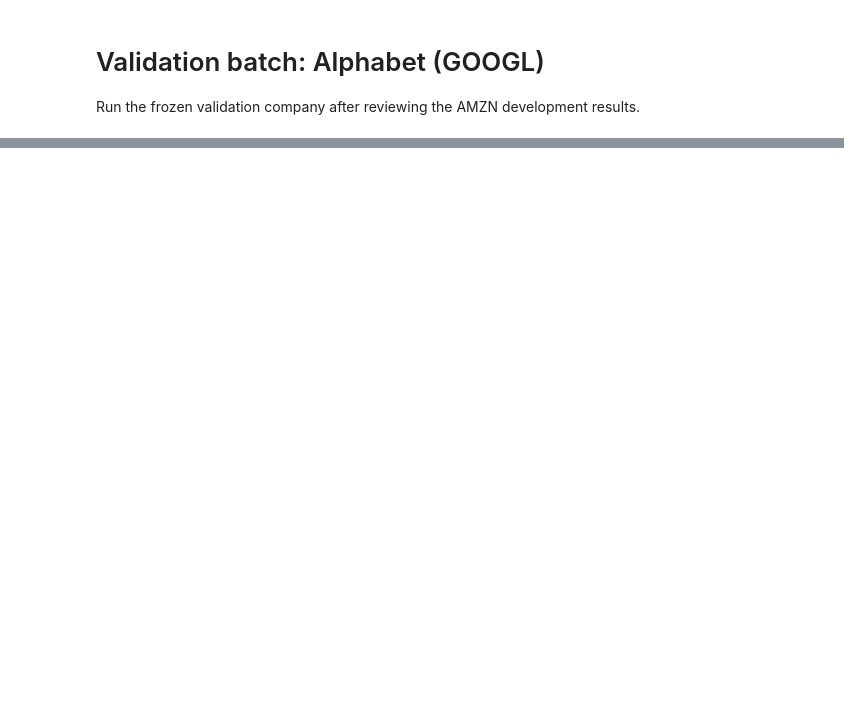
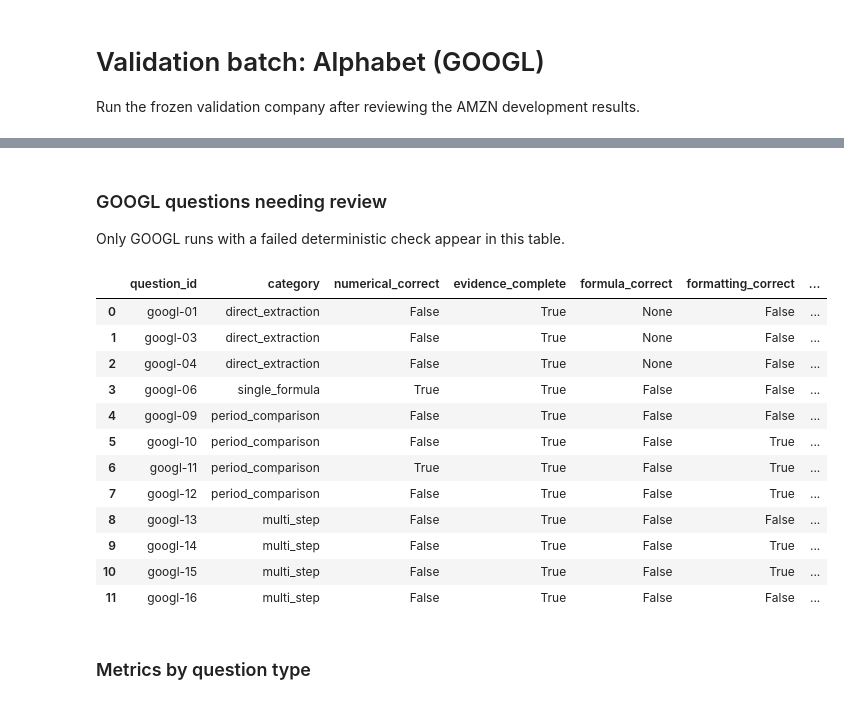
Before and after one commit to avitanov/sec_filling_research_financial_agent, a Jupyter notebook: notebooks/02_monolithic_bedrock_dry_runs.ipynb, the cells around one changed output, grey strips where cells are left out. Cells and saved outputs as stored; diff of their text form; code cells hidden in the pictures; blank space fills up the shorter version.

```diff
--- a/notebooks/02_monolithic_bedrock_dry_runs.ipynb
+++ b/notebooks/02_monolithic_bedrock_dry_runs.ipynb
@@ -399,8 +420,13 @@ judge_metrics
 Only runs with a failed deterministic check appear here.
 # %%
 CHECKS = ("numerical_correct", "evidence_valid", "evidence_complete",
-          "value_evidence_valid", "periods_valid", "audit_trail_complete")
+          "value_evidence_valid", "periods_valid", "formatting_correct",
+          "audit_trail_complete")
 failed_question_metrics = [row for row in question_metrics if row["status"] != "success"
                            or any(row[name] is not True for name in CHECKS)]
-failed_question_metrics
+DataFrame(failed_question_metrics, columns=(
+    "question_id", "category", "numerical_correct",
+    "evidence_complete", "formula_correct", "formatting_correct",
+    "audit_trail_complete",
+))
 # %% [output]
@@ -518,12 +605,9 @@ exception=<EventStreamError> | event loop cycle failed
 # %%
-validation_question_metrics, validation_summary = evaluate_runs(
-    validation_runs, validation_gold_records
+validation_saved_evaluation = evaluate_saved_results(
+    latest=True, architecture=validation_runs[0].architecture,
+    ticker=validation_ticker,
 )
-validation_retrieval_metrics, validation_retrieval_summary = evaluate_retrieval(
-    validation_runs, validation_gold_records
-)
-validation_summary.update(validation_retrieval_summary)
-validation_judge_metrics, validation_judge_summary = evaluate_with_llm_judge(
-    validation_runs, validation_gold_records, validation_question_metrics
-)
-validation_summary.update(validation_judge_summary)
+assert validation_saved_evaluation["results_directory"] == validation_results_dir
+validation_question_metrics = validation_saved_evaluation["question_rows"]
+validation_retrieval_metrics = validation_saved_evaluation["retrieval_rows"]
+validation_summary = validation_saved_evaluation["summary"]
@@ -549,0 +649,30 @@ Judge auditability: 3.81/5
+# %% [markdown]
+### GOOGL questions needing review
+
+Only GOOGL runs with a failed deterministic check appear in this table.
+# %%
+validation_failed_question_metrics = [
+    row for row in validation_question_metrics if row["status"] != "success"
+    or any(row[name] is not True for name in CHECKS)
+]
+DataFrame(validation_failed_question_metrics, columns=(
+    "question_id", "category", "numerical_correct",
+    "evidence_complete", "formula_correct", "formatting_correct",
+    "audit_trail_complete",
+))
+# %% [output]
+|  | question_id | category | numerical_correct | evidence_complete | formula_correct | formatting_correct | ... |
+| 0 | googl-01 | direct_extraction | False | True | None | False | ... |
+| 1 | googl-03 | direct_extraction | False | True | None | False | ... |
+| 2 | googl-04 | direct_extraction | False | True | None | False | ... |
+| 3 | googl-06 | single_formula | True | True | False | False | ... |
+| 4 | googl-09 | period_comparison | False | True | False | False | ... |
+| 5 | googl-10 | period_comparison | False | True | False | True | ... |
+| 6 | googl-11 | period_comparison | True | True | False | True | ... |
+| 7 | googl-12 | period_comparison | False | True | False | True | ... |
+| 8 | googl-13 | multi_step | False | True | False | False | ... |
+| 9 | googl-14 | multi_step | False | True | False | True | ... |
+| 10 | googl-15 | multi_step | False | True | False | True | ... |
+| 11 | googl-16 | multi_step | False | True | False | False | ... |
+# %% [markdown]
+### Metrics by question type
```
Also changed, not shown: parts of 47 cells of this notebook, 3 other files.
